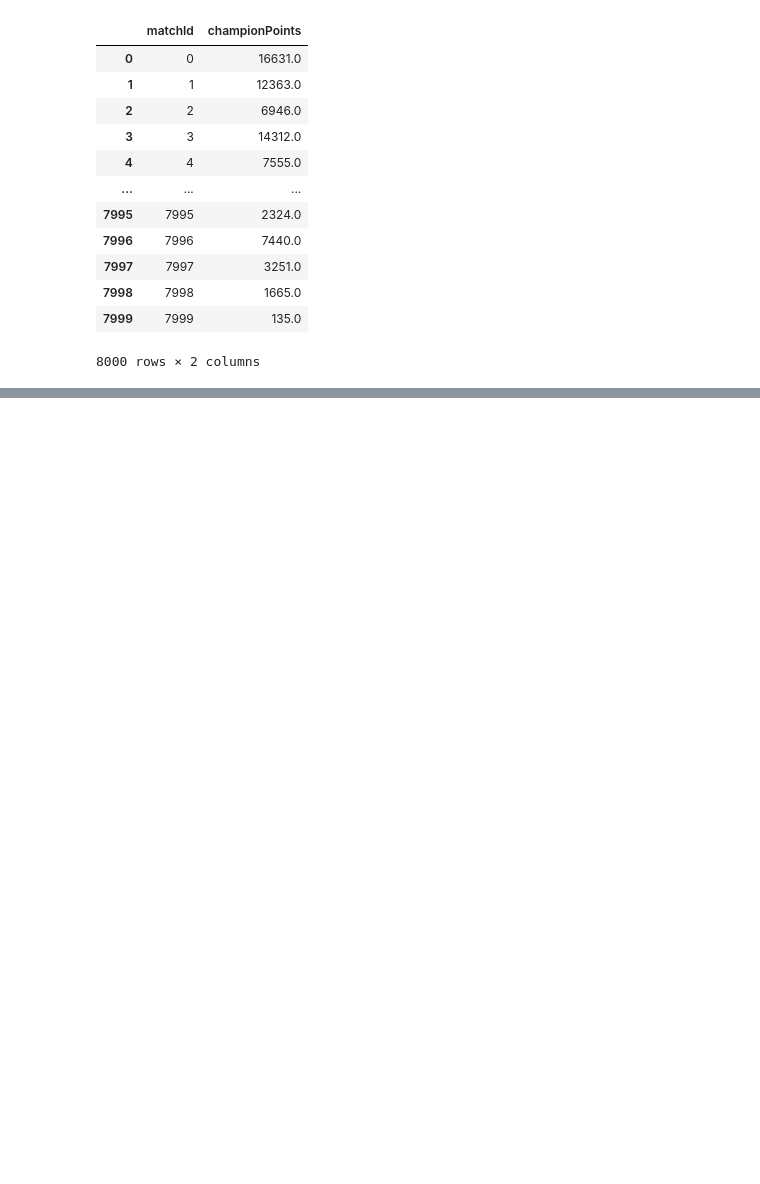
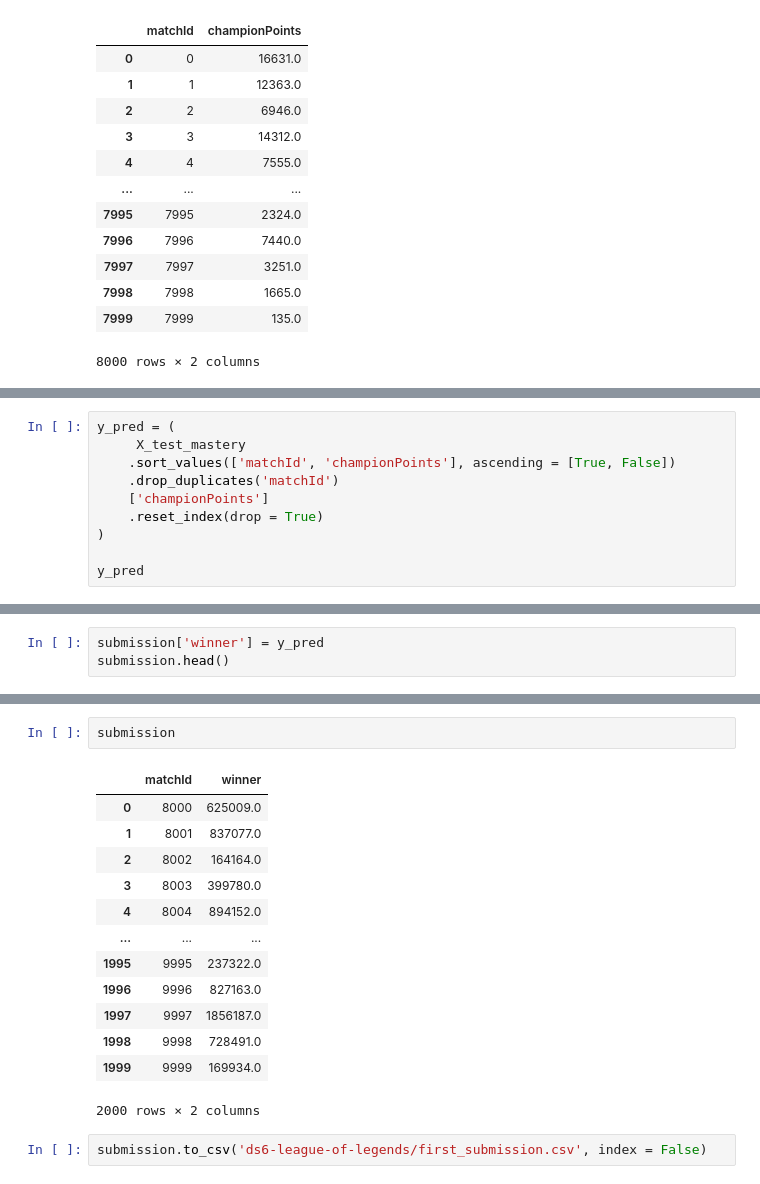
Before and after one commit to nss-data-science-cohort-6/kaggle_lol-elden-ring, a Jupyter notebook: notebooks/Alison_cg.ipynb, the cells around one changed output, grey strips where cells are left out. Drawn from its saved outputs; the diff is of its cells as text; blank space fills up the shorter version.

Commit message:
done with first exploration

```diff
--- a/notebooks/Alison_cg.ipynb
+++ b/notebooks/Alison_cg.ipynb
@@ -262,0 +230,10 @@ predictions = model.predict(new_data)
+# %%
+y_pred = (
+     X_test_mastery
+    .sort_values(['matchId', 'championPoints'], ascending = [True, False])
+    .drop_duplicates('matchId')
+    ['championPoints']
+    .reset_index(drop = True)
+)
+
+y_pred
@@ -262,0 +253,3 @@ predictions = model.predict(new_data)
+# %%
+submission['winner'] = y_pred
+submission.head()
@@ -262,0 +263,18 @@ predictions = model.predict(new_data)
+# %%
+submission
+# %% [output]
+|  | matchId | winner |
+| 0 | 8000 | 625009.0 |
+| 1 | 8001 | 837077.0 |
+| 2 | 8002 | 164164.0 |
+| 3 | 8003 | 399780.0 |
+| 4 | 8004 | 894152.0 |
+| ... | ... | ... |
+| 1995 | 9995 | 237322.0 |
+| 1996 | 9996 | 827163.0 |
+| 1997 | 9997 | 1856187.0 |
+| 1998 | 9998 | 728491.0 |
+| 1999 | 9999 | 169934.0 |
+2000 rows × 2 columns
+# %%
+submission.to_csv('ds6-league-of-legends/first_submission.csv', index = False)
```
Also changed, not shown: parts of 22 cells of this notebook.
